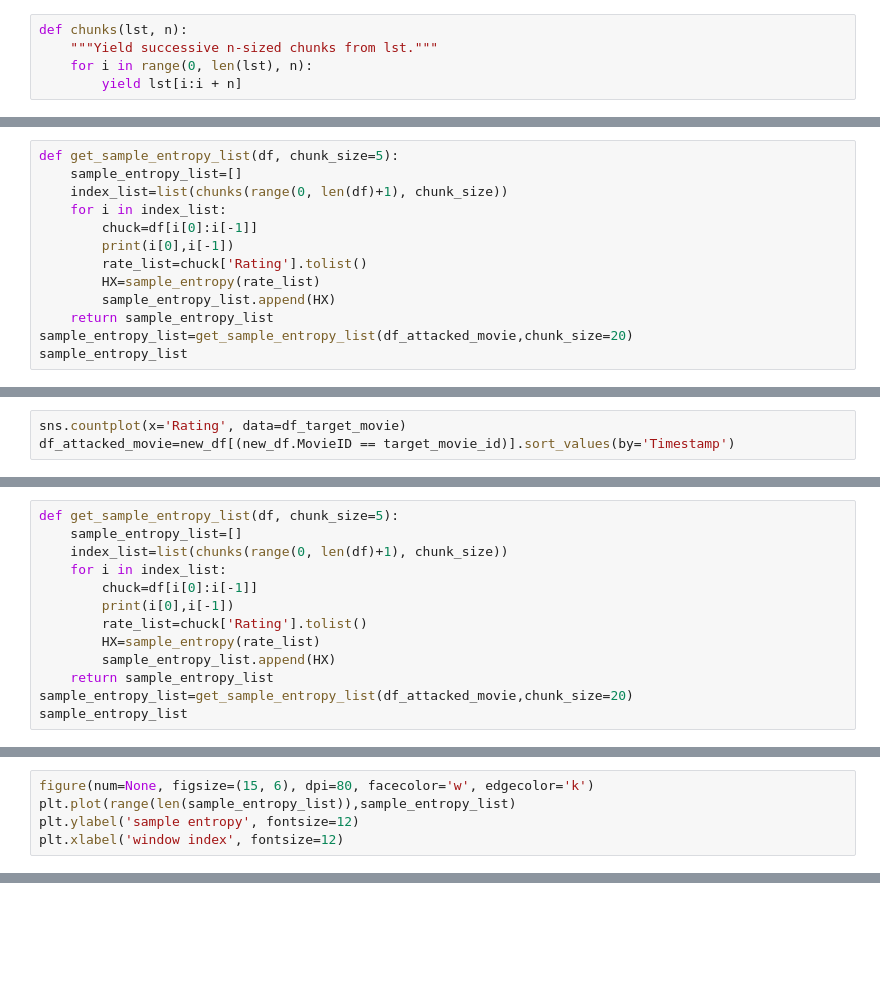
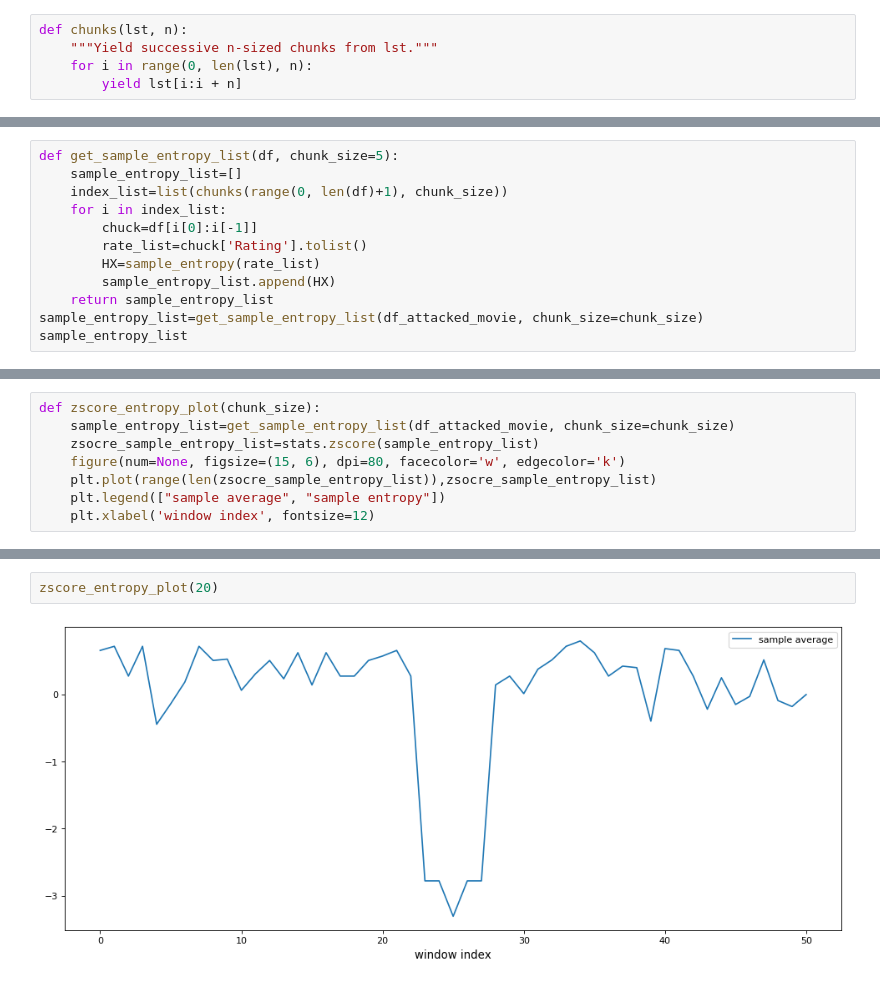
Before and after one commit to ebarkhordar/shilling-attack-detection-for-recommender-systems, a Jupyter notebook: analyze.ipynb, the cells around one changed output, grey strips where cells are left out. Cells and saved outputs as stored; diff of their text form; blank space fills up the shorter version.

Commit message:
fix entropy approach

```diff
--- a/analyze.ipynb
+++ b/analyze.ipynb
@@ -973,10 +1049,9 @@ def get_sample_entropy_list(df, chunk_size=5):
     index_list=list(chunks(range(0, len(df)+1), chunk_size))
     for i in index_list:
         chuck=df[i[0]:i[-1]]
-        print(i[0],i[-1])
         rate_list=chuck['Rating'].tolist()
         HX=sample_entropy(rate_list)
         sample_entropy_list.append(HX)
     return sample_entropy_list
-sample_entropy_list=get_sample_entropy_list(df_attacked_movie,chunk_size=20)
+sample_entropy_list=get_sample_entropy_list(df_attacked_movie, chunk_size=chunk_size)
 sample_entropy_list
@@ -1085,3 +1130,0 @@ new_df
-# %%
-sns.countplot(x='Rating', data=df_target_movie)
-df_attacked_movie=new_df[(new_df.MovieID == target_movie_id)].sort_values(by='Timestamp')
@@ -1116,13 +1130,0 @@ def chunks(lst, n):
-# %%
-def get_sample_entropy_list(df, chunk_size=5):
-    sample_entropy_list=[]
-    index_list=list(chunks(range(0, len(df)+1), chunk_size))
-    for i in index_list:
-        chuck=df[i[0]:i[-1]]
-        print(i[0],i[-1])
-        rate_list=chuck['Rating'].tolist()
-        HX=sample_entropy(rate_list)
-        sample_entropy_list.append(HX)
-    return sample_entropy_list
-sample_entropy_list=get_sample_entropy_list(df_attacked_movie,chunk_size=20)
-sample_entropy_list
@@ -1142,5 +1131,8 @@ sample_entropy_list
 # %%
-figure(num=None, figsize=(15, 6), dpi=80, facecolor='w', edgecolor='k')
-plt.plot(range(len(sample_entropy_list)),sample_entropy_list)
-plt.ylabel('sample entropy', fontsize=12)
-plt.xlabel('window index', fontsize=12)
+def zscore_entropy_plot(chunk_size):
+    sample_entropy_list=get_sample_entropy_list(df_attacked_movie, chunk_size=chunk_size)
+    zsocre_sample_entropy_list=stats.zscore(sample_entropy_list)
+    figure(num=None, figsize=(15, 6), dpi=80, facecolor='w', edgecolor='k')
+    plt.plot(range(len(zsocre_sample_entropy_list)),zsocre_sample_entropy_list)
+    plt.legend(["sample average", "sample entropy"])
+    plt.xlabel('window index', fontsize=12)
@@ -1196,0 +1139,4 @@ Text(0.5, 0, 'window index')
+# %%
+zscore_entropy_plot(20)
+# %% [output]
+[figure, added]
```
Also changed, not shown: parts of 41 cells of this notebook.
